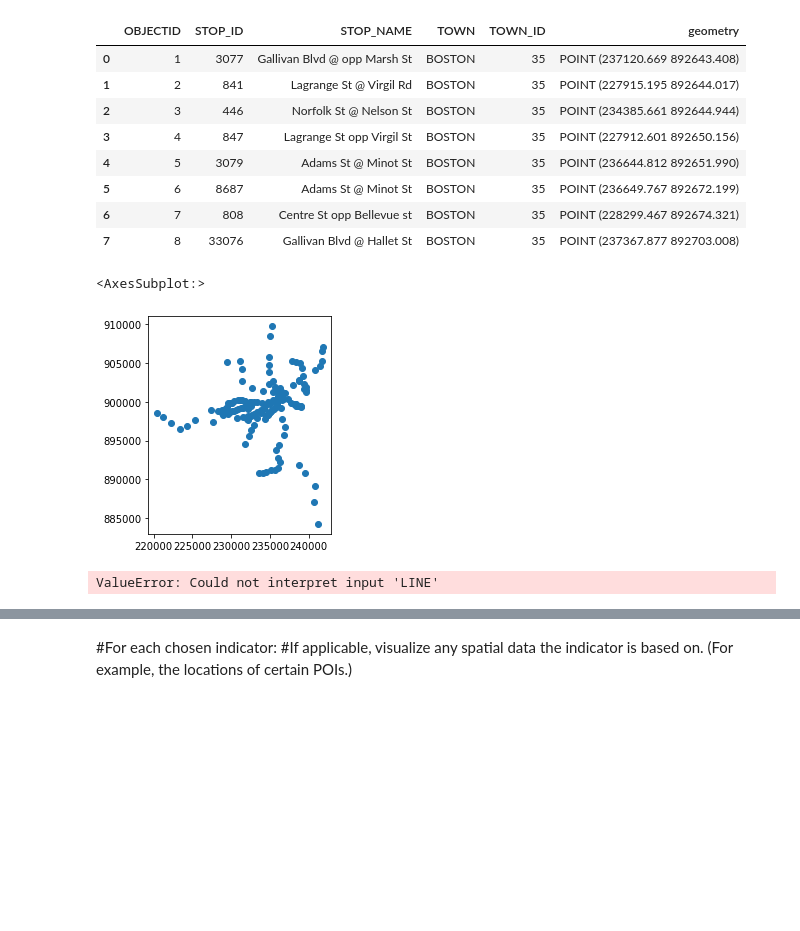
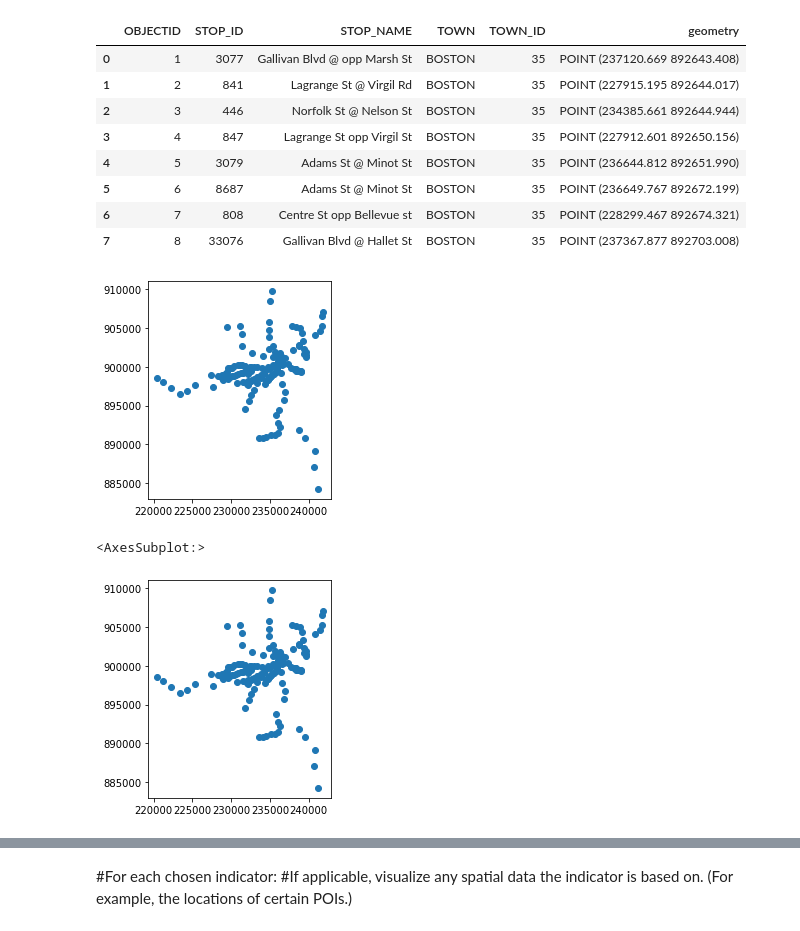
Before and after one commit to finashort/uep239-final-project, a Jupyter notebook: UEP239Final.ipynb, the cells around one changed output, grey strips where cells are left out. Drawn from its saved outputs; the diff is of its cells as text; code cells hidden in the pictures; blank space fills up the shorter version.

```diff
--- a/UEP239Final.ipynb
+++ b/UEP239Final.ipynb
@@ -152,14 +183,13 @@ buspoints.head(8)
 tpoints= gpd.read_file("\\Users\\finas\\Documents\\my work\\School work\\Tufts GRAD\\Spring 2021\\UEP239\\uep239-final-project\\project_data\\MBTA_NODE\\MBTA_NODE.shp")
 tpoints.head(8)
 tpoints.plot()
+tpoints = tpoints.to_crs("EPSG:6491")
 # %% [output]
-<AxesSubplot:>
 [figure]
-# %%
-#plot t stops per line
-stopcount = tpoints['STATION'].groupby(tpoints['LINE']).agg(['count','nunique' ])
-
-p = sns.barplot(y="STATION", x="LINE", data=stopcount)
-p.set_xticklabels(p.get_xticklabels(),rotation=30)
-# %% [output]
-ValueError: Could not interpret input 'LINE'
+# %%
+#summarize indicator values for each ZCTA in the study area: find T stops within zip code area
+tpoints_clipped = gpd.clip(zcta_boston, tpoints, keep_geom_type=True)
+tpoints_clipped.plot()
+# %% [output]
+<AxesSubplot:>
+[figure, added]
```
Also changed, not shown: parts of 21 cells of this notebook, 4 other files.
